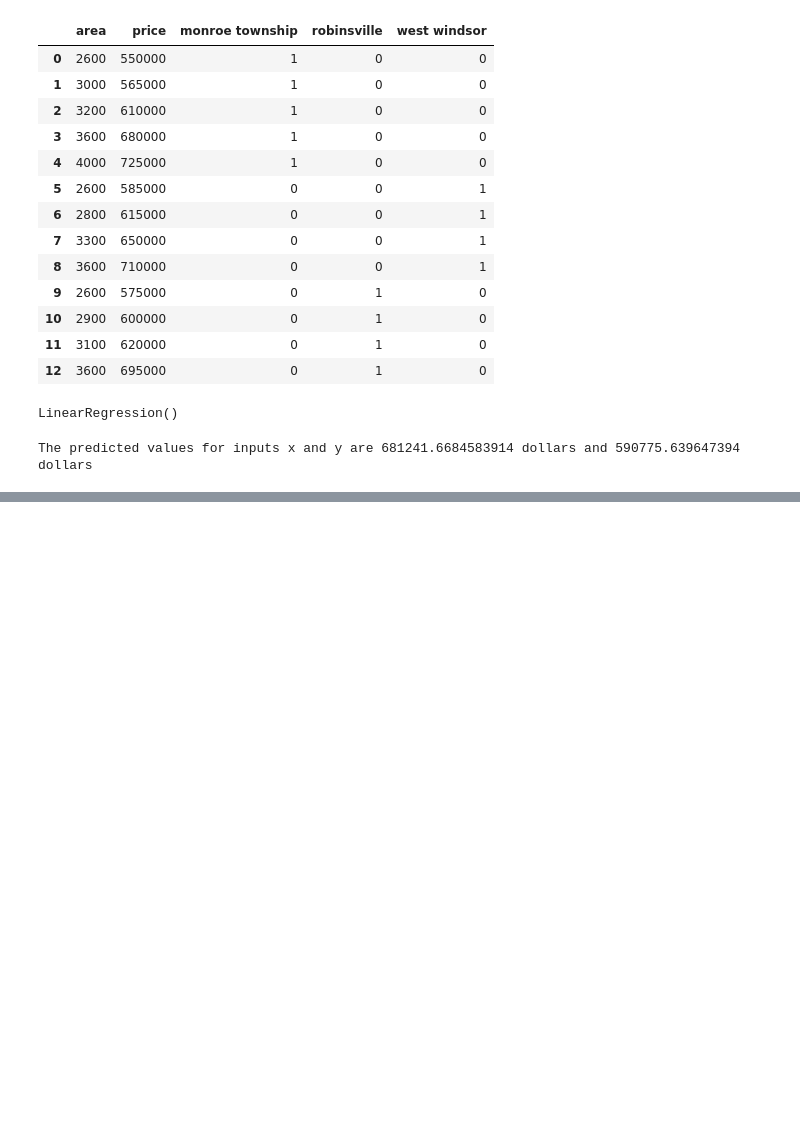
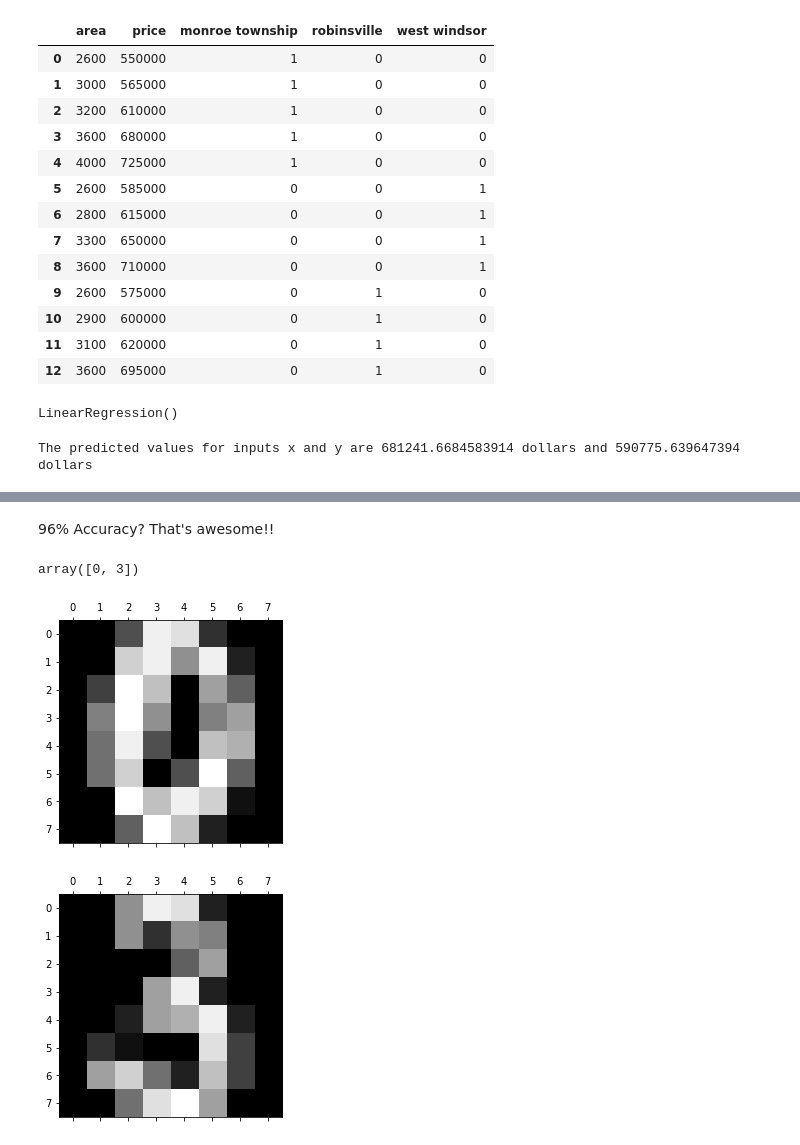
Before and after one commit to sanathNU/ML-and-DL-Notebooks, a Jupyter notebook: LR.ipynb, the cells around one changed output, grey strips where cells are left out. Drawn from its saved outputs; the diff is of its cells as text; code cells hidden in the pictures; blank space fills up the shorter version.

```diff
--- a/LR.ipynb
+++ b/LR.ipynb
@@ -220,0 +254,11 @@ Ehhh...not that great of accuracy...but who cares, this is just machine learning
+# %% [markdown]
+96% Accuracy? That's awesome!!
+# %%
+#Let's try out for 1 stuff
+plt.matshow(digits.images[666])
+plt.matshow(digits.images[999])
+model2.predict([digits.data[666],digits.data[999]])
+# %% [output]
+array([0, 3])
+[figure, added]
+[figure, added]
```
Also changed, not shown: parts of 36 cells of this notebook.
